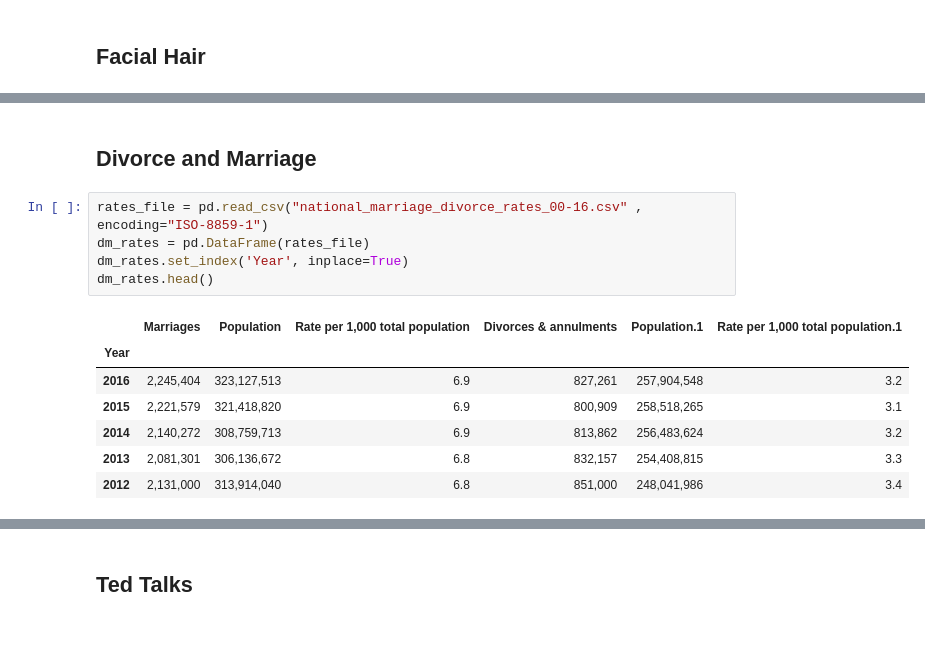
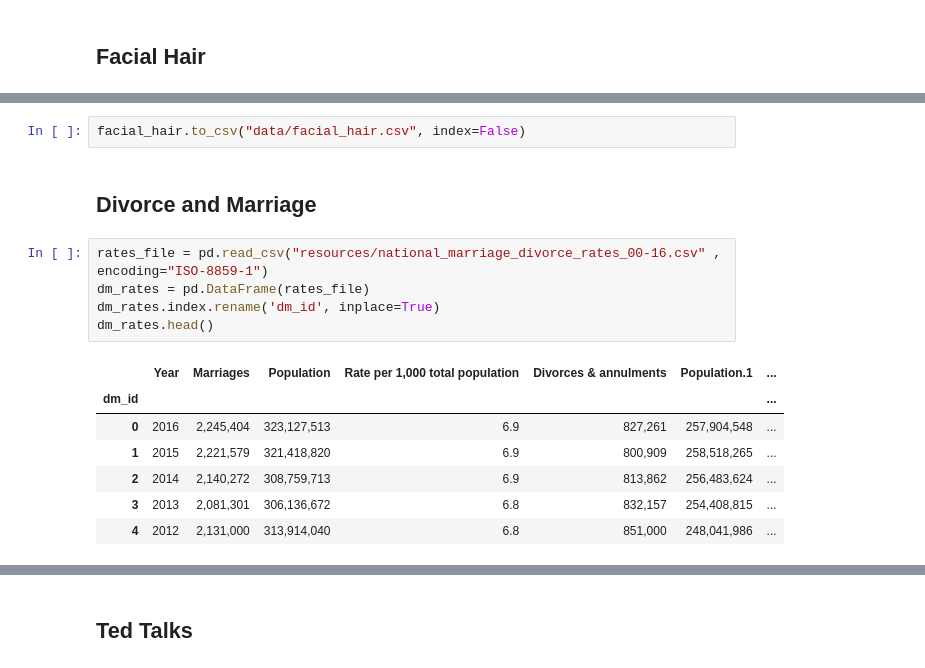
Before and after one commit to minwiley/ETL-Jeopardy, a Jupyter notebook: Jeopardy_ETL.ipynb, the cells around one changed output, grey strips where cells are left out. Saved outputs shown, nothing was run; the diff lists cells and outputs as text; blank space fills up the shorter version.

```diff
--- a/Jeopardy_ETL.ipynb
+++ b/Jeopardy_ETL.ipynb
@@ -132,15 +197,17 @@ facial_hair.head()
+# %%
+facial_hair.to_csv("data/facial_hair.csv", index=False)
 # %% [markdown]
 ## Divorce and Marriage
 # %%
-rates_file = pd.read_csv("national_marriage_divorce_rates_00-16.csv" , encoding="ISO-8859-1")
+rates_file = pd.read_csv("resources/national_marriage_divorce_rates_00-16.csv" , encoding="ISO-8859-1")
 dm_rates = pd.DataFrame(rates_file)
-dm_rates.set_index('Year', inplace=True)
+dm_rates.index.rename('dm_id', inplace=True)
 dm_rates.head()
 # %% [output]
-|  | Marriages | Population | Rate per 1,000 total population | Divorces & annulments | Population.1 | Rate per 1,000 total population.1 |
-| Year |  |  |  |  |  |  |
-| 2016 | 2,245,404 | 323,127,513 | 6.9 | 827,261 | 257,904,548 | 3.2 |
-| 2015 | 2,221,579 | 321,418,820 | 6.9 | 800,909 | 258,518,265 | 3.1 |
-| 2014 | 2,140,272 | 308,759,713 | 6.9 | 813,862 | 256,483,624 | 3.2 |
-| 2013 | 2,081,301 | 306,136,672 | 6.8 | 832,157 | 254,408,815 | 3.3 |
-| 2012 | 2,131,000 | 313,914,040 | 6.8 | 851,000 | 248,041,986 | 3.4 |
+|  | Year | Marriages | Population | Rate per 1,000 total population | Divorces & annulments | Population.1 | ... |
+| dm_id |  |  |  |  |  |  | ... |
+| 0 | 2016 | 2,245,404 | 323,127,513 | 6.9 | 827,261 | 257,904,548 | ... |
+| 1 | 2015 | 2,221,579 | 321,418,820 | 6.9 | 800,909 | 258,518,265 | ... |
+| 2 | 2014 | 2,140,272 | 308,759,713 | 6.9 | 813,862 | 256,483,624 | ... |
+| 3 | 2013 | 2,081,301 | 306,136,672 | 6.8 | 832,157 | 254,408,815 | ... |
+| 4 | 2012 | 2,131,000 | 313,914,040 | 6.8 | 851,000 | 248,041,986 | ... |
```
Also changed, not shown: parts of 50 cells of this notebook, 14 other files.
